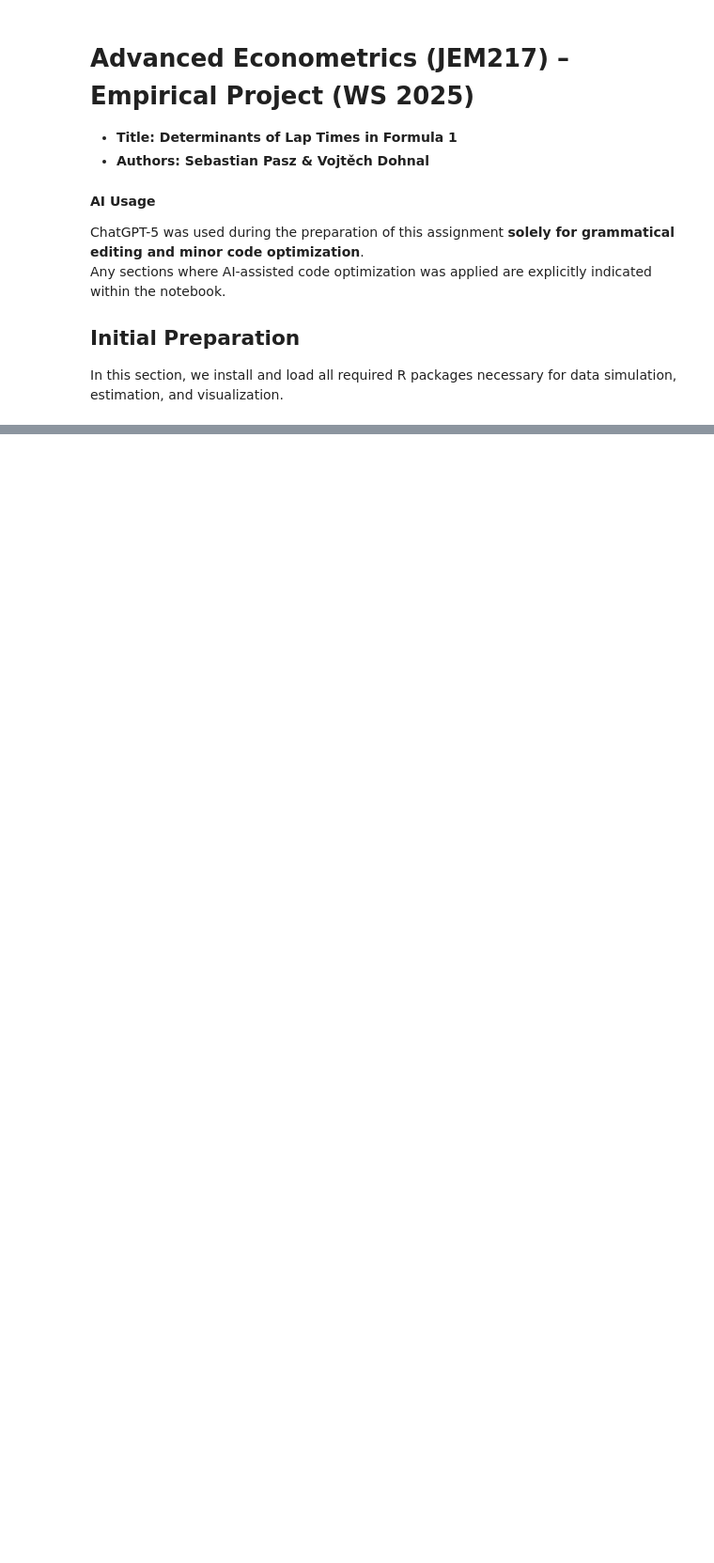
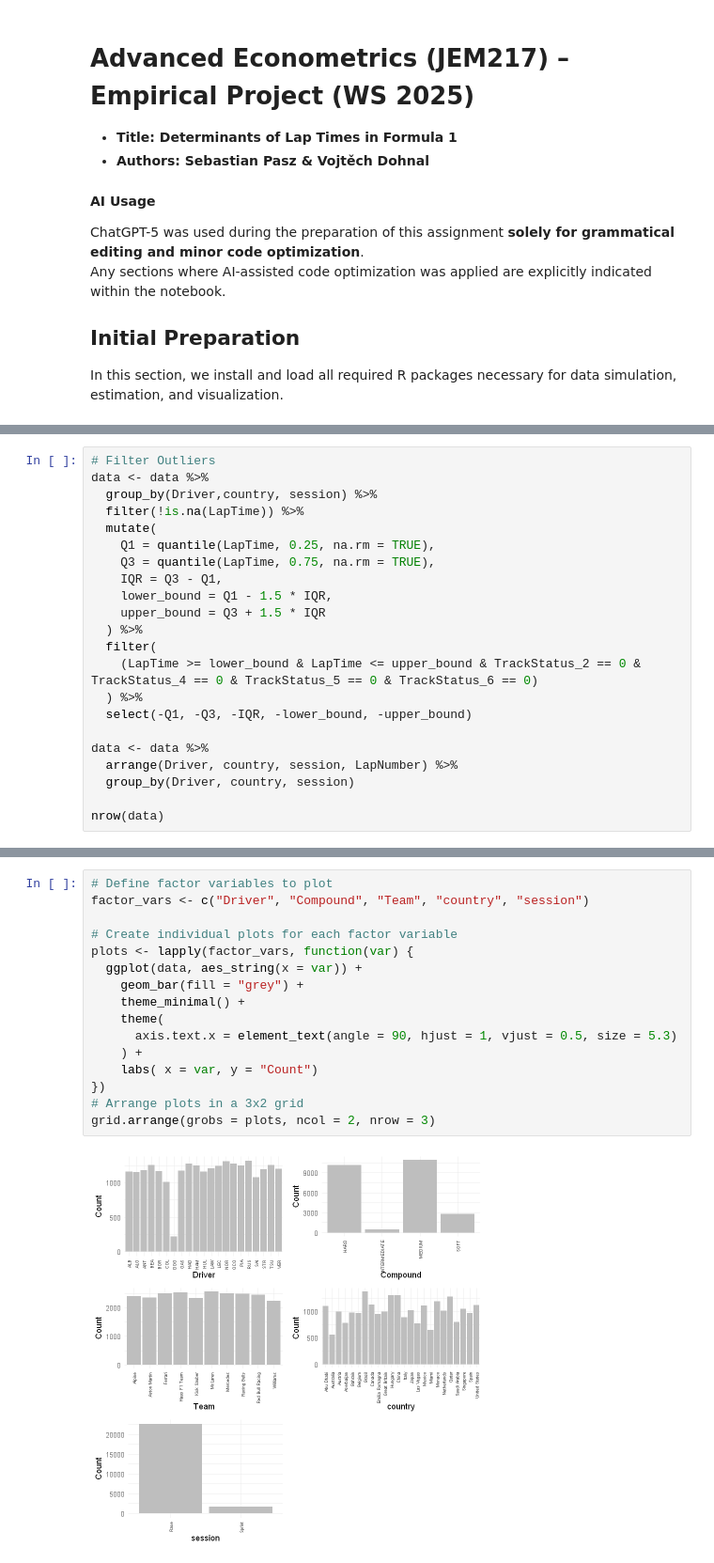
Before and after one commit to 52804407/Advanced_Econometrics_Pasz_Dohnal_Tom-, a Jupyter notebook: Empirical_Project_Pasz_Dohnal/R_code_for_project_analysis.ipynb, the cells around one changed output, grey strips where cells are left out. Shown at 94% size. Saved outputs shown, nothing was run; the diff lists cells and outputs as text; blank space fills up the shorter version.

```diff
--- a/Empirical_Project_Pasz_Dohnal/R_code_for_project_analysis.ipynb
+++ b/Empirical_Project_Pasz_Dohnal/R_code_for_project_analysis.ipynb
@@ -596,0 +289,22 @@ xtable(table_re_df,
+# %%
+# Filter Outliers
+data <- data %>%
+  group_by(Driver,country, session) %>%
+  filter(!is.na(LapTime)) %>%
+  mutate(
+    Q1 = quantile(LapTime, 0.25, na.rm = TRUE),
+    Q3 = quantile(LapTime, 0.75, na.rm = TRUE),
+    IQR = Q3 - Q1,
+    lower_bound = Q1 - 1.5 * IQR,
+    upper_bound = Q3 + 1.5 * IQR
+  ) %>%
+  filter(
+    (LapTime >= lower_bound & LapTime <= upper_bound & TrackStatus_2 == 0 & TrackStatus_4 == 0 & TrackStatus_5 == 0 & TrackStatus_6 == 0)
+  ) %>%
+  select(-Q1, -Q3, -IQR, -lower_bound, -upper_bound)
+
+data <- data %>%
+  arrange(Driver, country, session, LapNumber) %>%
+  group_by(Driver, country, session)
+
+nrow(data)
@@ -596,0 +342,18 @@ xtable(table_re_df,
+# %%
+# Define factor variables to plot
+factor_vars <- c("Driver", "Compound", "Team", "country", "session")
+
+# Create individual plots for each factor variable
+plots <- lapply(factor_vars, function(var) {
+  ggplot(data, aes_string(x = var)) +
+    geom_bar(fill = "grey") +
+    theme_minimal() +
+    theme(
+      axis.text.x = element_text(angle = 90, hjust = 1, vjust = 0.5, size = 5.3)
+    ) +
+    labs( x = var, y = "Count")
+})
+# Arrange plots in a 3x2 grid
+grid.arrange(grobs = plots, ncol = 2, nrow = 3)
+# %% [output]
+[figure, added]
```
Also changed, not shown: parts of 13 cells of this notebook, 6 other files.
